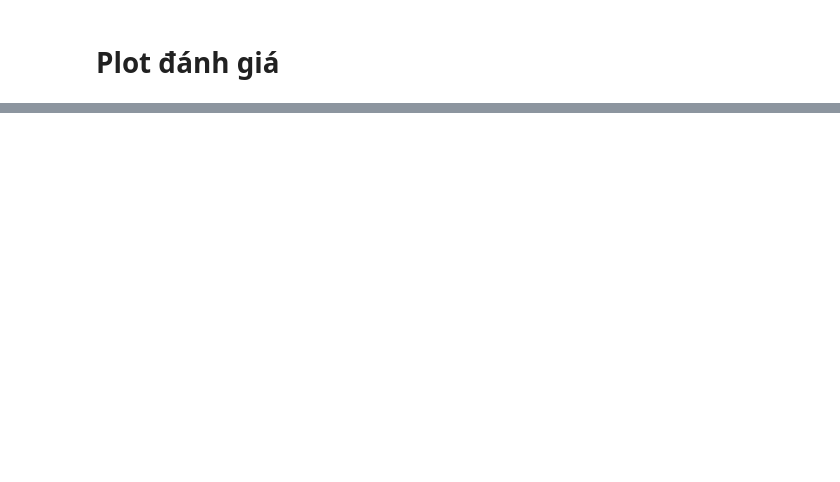
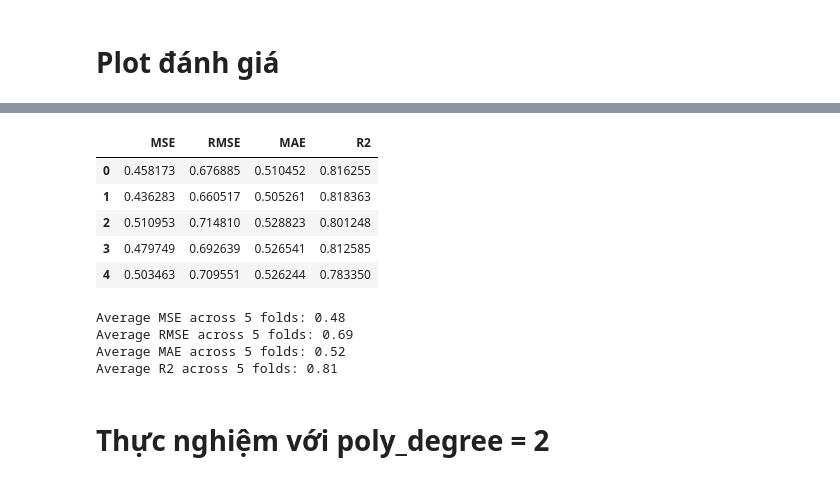
Before and after one commit to DangVanVy23521825/PTDLTQ-IE313, a Jupyter notebook: notebooks/4.1.RigdeRegression_Modeling.ipynb, the cells around one changed output, grey strips where cells are left out. Cells and saved outputs as stored; diff of their text form; code cells hidden in the pictures; blank space fills up the shorter version.

```diff
--- a/notebooks/4.1.RigdeRegression_Modeling.ipynb
+++ b/notebooks/4.1.RigdeRegression_Modeling.ipynb
@@ -219,53 +240,31 @@ plt.show()
 # %%
-from sklearn.model_selection import GridSearchCV
-
-param_grid = {
-    'poly__degree': [1, 2, 3],
-    'ridge__alpha': [0.01, 0.1, 1.0, 10.0, 100.0]
-}
-
-# GridSearchCV
-grid_search = GridSearchCV(
-    pipeline,
-    param_grid,
-    cv=5,
-    scoring='r2',
-    n_jobs=4,
-    verbose=2
-)
-
-grid_search.fit(X_train, y_train)
-
-best_pipeline = grid_search.best_estimator_
+k = 5
+kf = KFold(n_splits=5, shuffle=True, random_state=0)
+mse_scores = cross_val_score(pipeline, X, y, cv=kf, scoring='neg_mean_squared_error')
+rmse_scores = cross_val_score(pipeline, X, y, cv=kf, scoring='neg_root_mean_squared_error')
+mae_scores = cross_val_score(pipeline, X, y, cv=kf, scoring='neg_mean_absolute_error')
+r2_scores = cross_val_score(pipeline, X, y, cv=kf, scoring='r2')
 # %%
-y_train_pred_log = best_pipeline.predict(X_train)
-y_test_pred_log = best_pipeline.predict(X_test)
-
-y_train_orig = np.expm1(y_train)
-y_test_orig = np.expm1(y_test)
-y_train_pred_orig = np.expm1(y_train_pred_log)
-y_test_pred_orig = np.expm1(y_test_pred_log)
+mse_scores = pd.DataFrame(mse_scores*-1, columns=['MSE'])
+rmse_scores = pd.DataFrame(rmse_scores*-1, columns=['RMSE'])
+mae_scores = pd.DataFrame(mae_scores*-1, columns=['MAE'])
+r2_scores = pd.DataFrame(r2_scores, columns=['R2'])
+score = pd.concat([mse_scores, rmse_scores, mae_scores, r2_scores], axis=1)
+score
+# %% [output]
+|  | MSE | RMSE | MAE | R2 |
+| 0 | 0.458173 | 0.676885 | 0.510452 | 0.816255 |
+| 1 | 0.436283 | 0.660517 | 0.505261 | 0.818363 |
+| 2 | 0.510953 | 0.714810 | 0.528823 | 0.801248 |
+| 3 | 0.479749 | 0.692639 | 0.526541 | 0.812585 |
+| 4 | 0.503463 | 0.709551 | 0.526244 | 0.783350 |
 # %%
-r2_train_log = r2_score(y_train, y_train_pred_log)
-r2_test_log = r2_score(y_test, y_test_pred_log)
-mse_train_log = mean_squared_error(y_train, y_train_pred_log)
-mse_test_log = mean_squared_error(y_test, y_test_pred_log)
-mae_train_log = mean_absolute_error(y_train, y_train_pred_log)
-mae_test_log = mean_absolute_error(y_test, y_test_pred_log)
-
-print(f"{'Metric':<20s} {'Train':>15s} {'Test':>15s}")
-print("-" * 60)
-print(f"{'R² Score':<20s} {r2_train_log:>15.4f} {r2_test_log:>15.4f}")
-print(f"{'MSE':<20s} {mse_train_log:>15.4f} {mse_test_log:>15.4f}")
-print(f"{'RMSE':<20s} {np.sqrt(mse_train_log):>15.4f} {np.sqrt(mse_test_log):>15.4f}")
-print(f"{'MAE':<20s} {mae_train_log:>15.4f} {mae_test_log:>15.4f}")
-
-overfit = r2_train_log - r2_test_log
-print(f"\n{'Overfit (R² diff)':<20s} {overfit:>15.4f}")
-
-if overfit > 0.1:
-    print(f"   ⚠️ Model có dấu hiệu overfit")
-elif overfit < -0.1:
-    print(f"   ⚠️ Model có dấu hiệu underfit")
-else:
-    print(f"   ✅ Model generalize tốt")
+print(f"Average MSE across {k} folds: {np.mean(mse_scores):.2f}")
+print(f"Average RMSE across {k} folds: {np.mean(rmse_scores):.2f}")
+print(f"Average MAE across {k} folds: {np.mean(mae_scores):.2f}")
+print(f"Average R2 across {k} folds: {np.mean(r2_scores):.2f}")
+# %% [output]
+Average MSE across 5 folds: 0.48
+Average RMSE across 5 folds: 0.69
+Average MAE across 5 folds: 0.52
+Average R2 across 5 folds: 0.81
@@ -299,0 +271,2 @@ plt.show()
+# %% [markdown]
+# Thực nghiệm với poly_degree = 2
```
Also changed, not shown: parts of 26 cells of this notebook, 2 other files.
